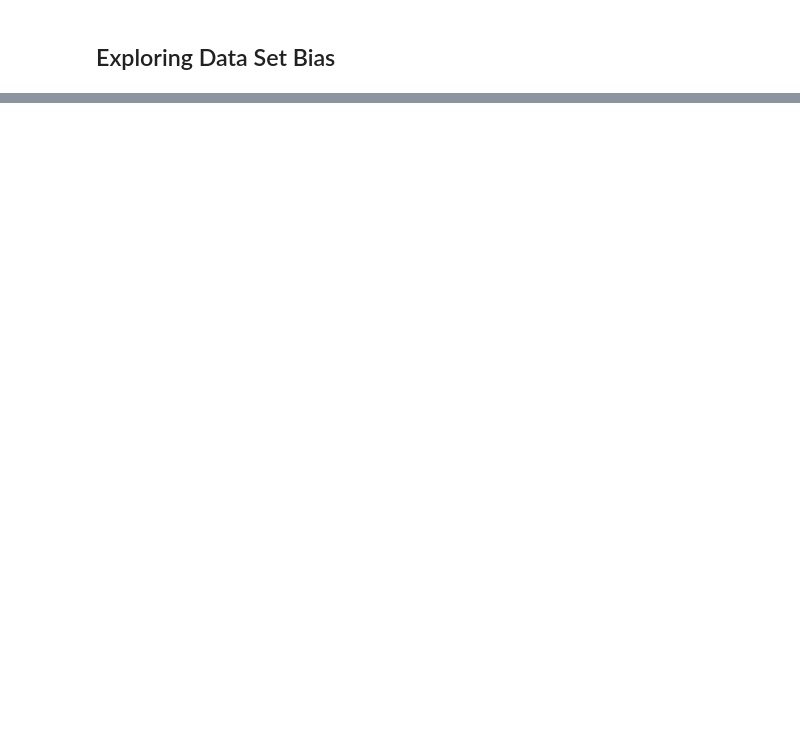
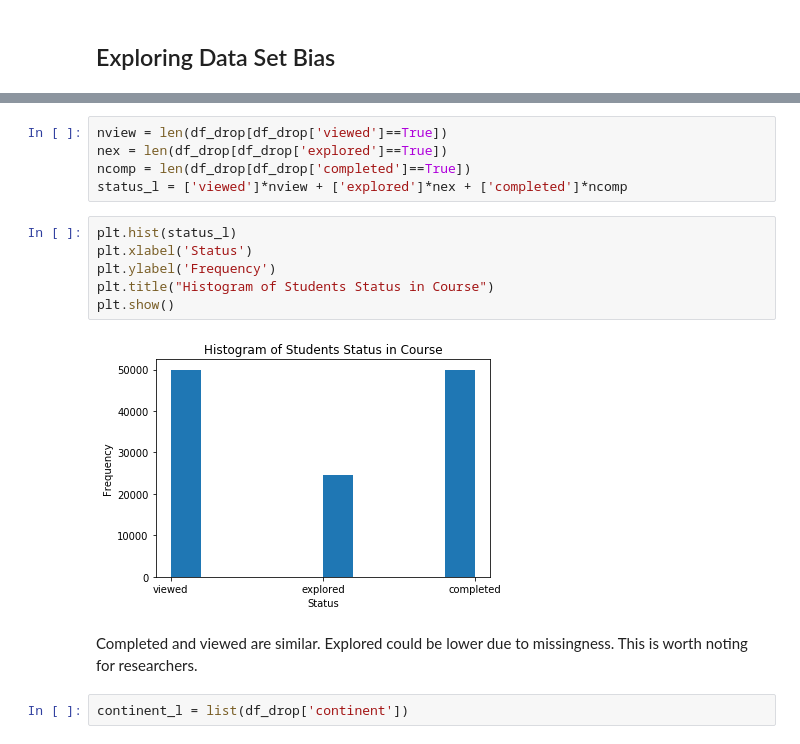
Before and after one commit to tmaounis/apcomp221-pset2, a Jupyter notebook: cleaning_data.ipynb, the cells around one changed output, grey strips where cells are left out. Saved outputs shown, nothing was run; the diff lists cells and outputs as text; blank space fills up the shorter version.

```diff
--- a/cleaning_data.ipynb
+++ b/cleaning_data.ipynb
@@ -412,0 +478,17 @@ So to reiterate the statistics above... 50000 entries in the entire dataset have
+# %%
+nview = len(df_drop[df_drop['viewed']==True])
+nex = len(df_drop[df_drop['explored']==True])
+ncomp = len(df_drop[df_drop['completed']==True])
+status_l = ['viewed']*nview + ['explored']*nex + ['completed']*ncomp
+# %%
+plt.hist(status_l)
+plt.xlabel('Status')
+plt.ylabel('Frequency')
+plt.title("Histogram of Students Status in Course")
+plt.show()
+# %% [output]
+[figure, added]
+# %% [markdown]
+Completed and viewed are similar. Explored could be lower due to missingness. This is worth noting for researchers.
+# %%
+continent_l = list(df_drop['continent'])
```
Also changed, not shown: parts of 43 cells of this notebook.
